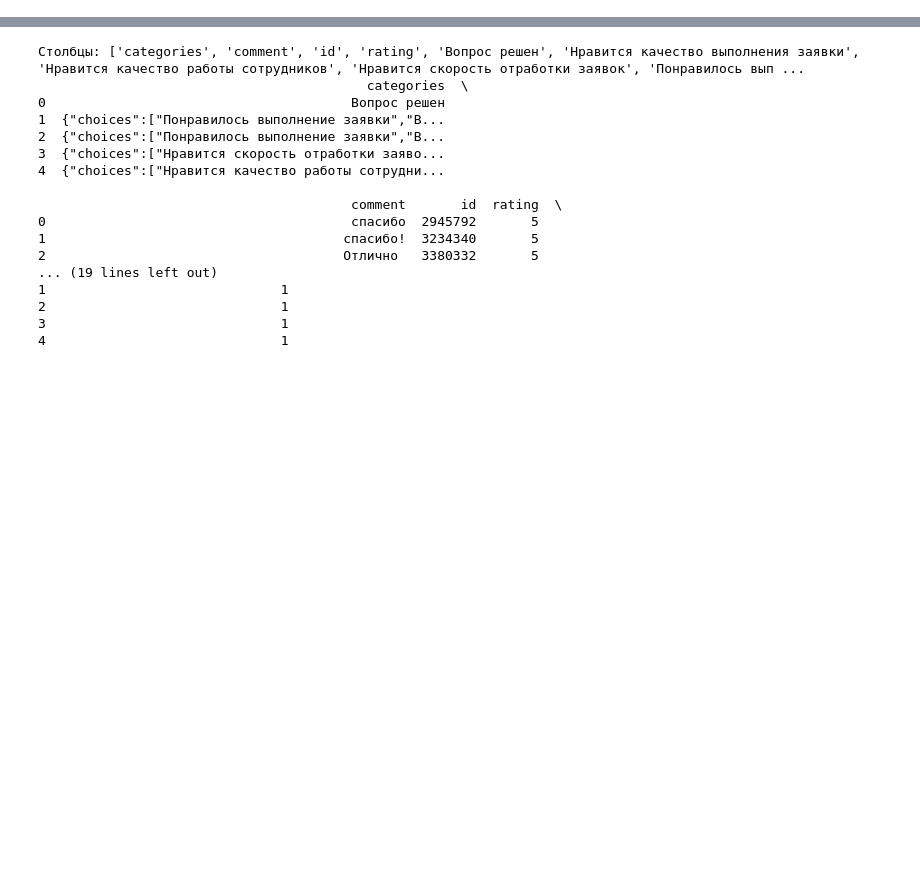
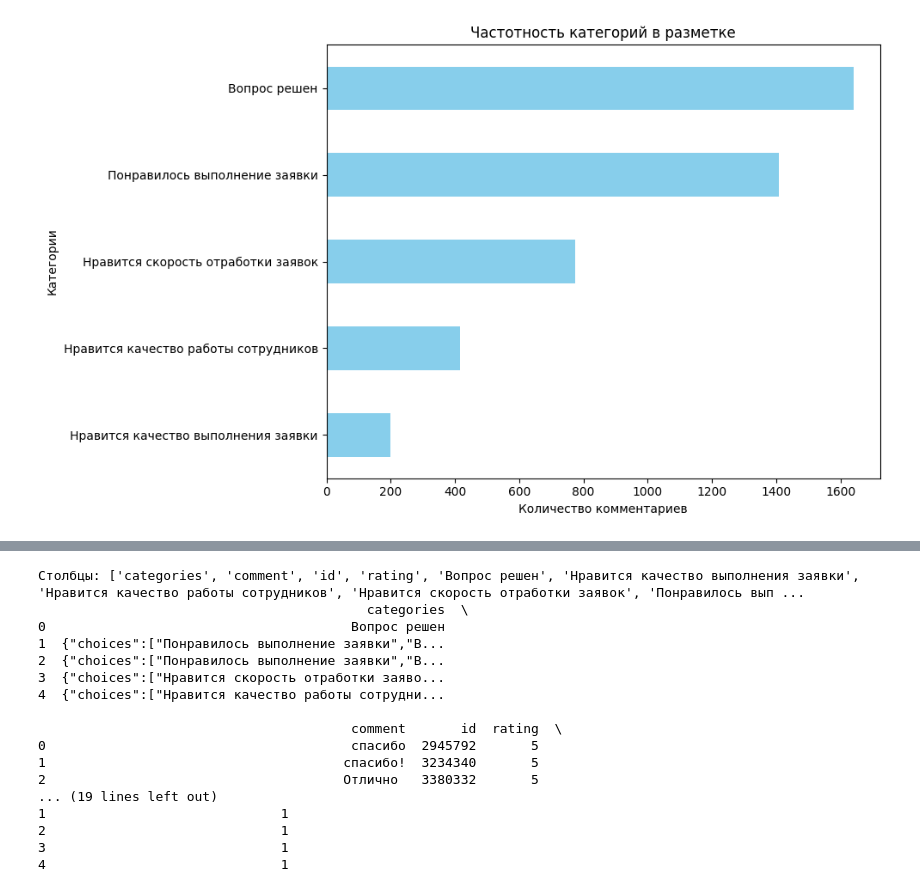
Before and after one commit to darinbtw/intensive_4, a Jupyter notebook: filling in the data.ipynb, the cells around one changed output, grey strips where cells are left out. Cells and saved outputs as stored; diff of their text form; code cells hidden in the pictures; blank space fills up the shorter version.

```diff
--- a/filling in the data.ipynb
+++ b/filling in the data.ipynb
@@ -10,5 +3,4 @@ Requirement already satisfied: six>=1.5 in c:\users\darin_btw\documents\github\i
 # %%
 import pandas as pd
 
-dt_pr = pd.read_csv('result.csv')
-dt_pr
+dt_pr = pd.read_csv('processed_data_new.csv')
@@ -28,0 +7,23 @@ dt_pr
+# %%
+import matplotlib.pyplot as plt
+
+columns = [
+    "Нравится скорость отработки заявок",
+    "Нравится качество выполнения заявки",
+    "Нравится качество работы сотрудников",
+    "Понравилось выполнение заявки",
+    "Вопрос решен"
+]
+
+# Пример, если у тебя есть DataFrame df с бинарными колонками категорий
+category_counts = dt_pr[columns].sum().sort_values(ascending=True)
+
+plt.figure(figsize=(10, 6))
+category_counts.plot(kind='barh', color='skyblue')
+plt.title("Частотность категорий в разметке")
+plt.xlabel("Количество комментариев")
+plt.ylabel("Категории")
+plt.tight_layout()
+plt.show()
+# %% [output]
+[figure, added]
```
Also changed, not shown: parts of 5 cells of this notebook, 4 other files.
